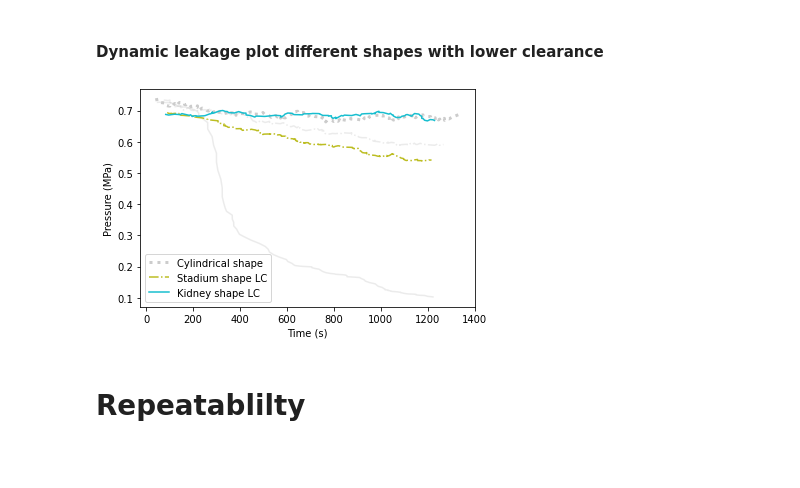
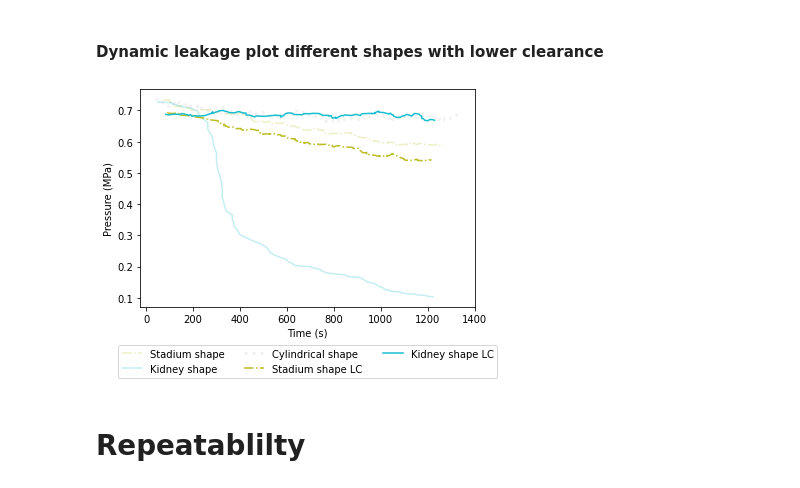
Before and after one commit to EvaZillen/3D-printed-pneumatic-actuator, a Jupyter notebook: pneumatic-actuator-results/Results - Dynamic leakage.ipynb, the cells around one changed output. Drawn from its saved outputs; the diff is of its cells as text; code cells hidden in the pictures; blank space fills up the shorter version.

```diff
--- a/pneumatic-actuator-results/Results - Dynamic leakage.ipynb
+++ b/pneumatic-actuator-results/Results - Dynamic leakage.ipynb
@@ -113,20 +110,20 @@ plt.savefig('./figures/result_dynamic_leakage_shapes.pdf',bbox_inches = 'tight')
 # %% [markdown]
 #### Dynamic leakage plot different shapes with lower clearance
 # %%
-plt.plot(dynamic_leakage['Stadium']['Time'],dynamic_leakage['Stadium']['Pressure(bar)'].rolling(window=10).mean(),'tab:grey',alpha=0.15,linestyle='dashdot')
-plt.plot(dynamic_leakage['Kidney']['Time'],dynamic_leakage['Kidney']['Pressure(bar)'].rolling(window=10).mean(),'tab:grey',alpha=0.15)
+plt.plot(dynamic_leakage['Stadium']['Time'],dynamic_leakage['Stadium']['Pressure(bar)'].rolling(window=10).mean(),'tab:olive',alpha=0.25,label='Stadium shape',linestyle='dashdot')
+plt.plot(dynamic_leakage['Kidney']['Time'],dynamic_leakage['Kidney']['Pressure(bar)'].rolling(window=10).mean(),'tab:cyan',alpha=0.25,label='Kidney shape')
+plt.plot(dynamic_leakage['Circle']['Time'],dynamic_leakage['Circle']['Pressure(bar)'].rolling(window=10).mean(),'0.8', alpha=0.25 ,label='Cylindrical shape', linestyle='dotted',linewidth=3)
 
-plt.plot(dynamic_leakage['Circle']['Time'],dynamic_leakage['Circle']['Pressure(bar)'].rolling(window=10).mean(),'0.8',label='Cylindrical shape', linestyle='dotted',linewidth=3)
 plt.plot(dynamic_leakage['Stadium_lc']['Time'],dynamic_leakage['Stadium_lc']['Pressure(bar)'].rolling(window=10).mean(),'tab:olive',label='Stadium shape LC',linestyle='dashdot')
 plt.plot(dynamic_leakage['Kidney_lc']['Time'],dynamic_leakage['Kidney_lc']['Pressure(bar)'].rolling(window=10).mean(),'tab:cyan',label='Kidney shape LC')
 
 plt.xlabel('Time (s)')
 plt.ylabel('Pressure (MPa)')
-# plt.title('Dynamic leakage - Pressure drop at specific point in the cylinder')
-plt.legend()
+
+plt.legend(loc='lower center',bbox_to_anchor=(0.5,-0.35),ncol=3)
 plt.savefig('./figures/app_dynamic_leakage_shapes_lc.pdf',bbox_inches = 'tight')
 # %% [output]
-[figure, old version]
+[figure, new version]
 # %% [markdown]
 # Repeatablilty
 # %% [markdown]
```
Also changed, not shown: parts of 5 cells of this notebook, 24 other files.
